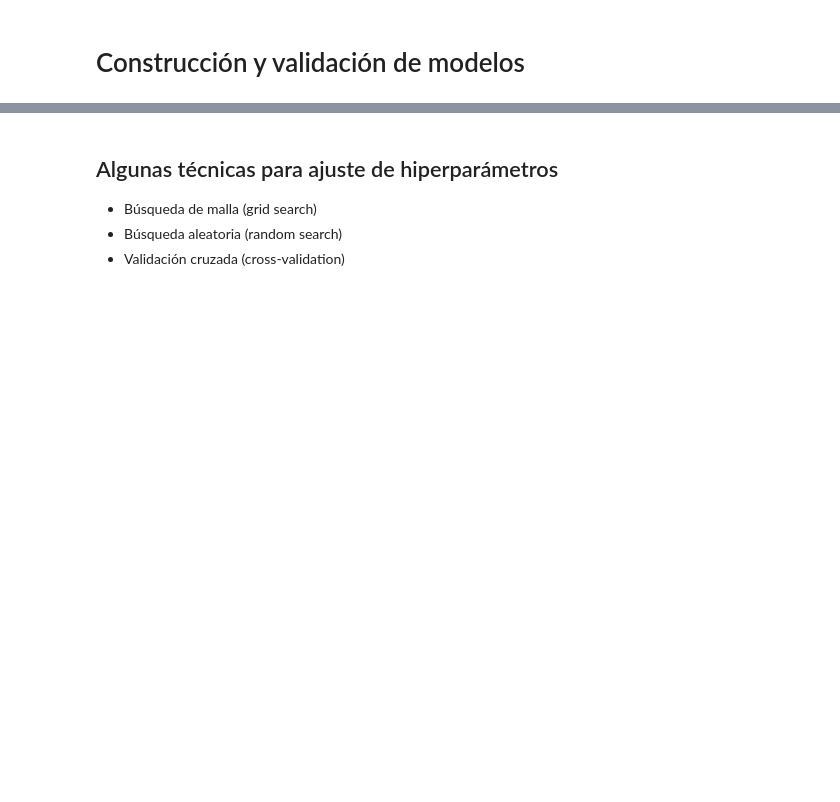
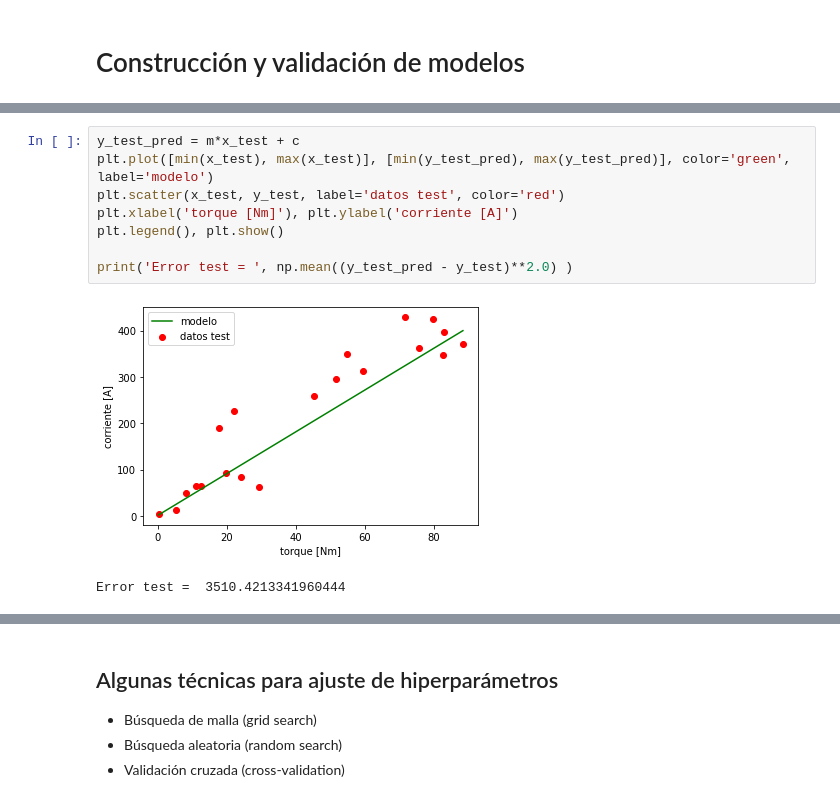
Before and after one commit to fleaman-udec/aprendizaje-automatico, a Jupyter notebook: AAIM-M1b-Construccion-Modelos.ipynb, the cells around one changed output, grey strips where cells are left out. Drawn from its saved outputs; the diff is of its cells as text; blank space fills up the shorter version.

```diff
--- a/AAIM-M1b-Construccion-Modelos.ipynb
+++ b/AAIM-M1b-Construccion-Modelos.ipynb
@@ -170,3 +220,14 @@ Enfoque correcto, pero incompleto ya que no hay una etapa de ajuste de hiperpar
+# %%
+y_test_pred = m*x_test + c
+plt.plot([min(x_test), max(x_test)], [min(y_test_pred), max(y_test_pred)], color='green', label='modelo')
+plt.scatter(x_test, y_test, label='datos test', color='red')
+plt.xlabel('torque [Nm]'), plt.ylabel('corriente [A]')
+plt.legend(), plt.show()
+
+print('Error test = ', np.mean((y_test_pred - y_test)**2.0) )
+# %% [output]
+[figure, added]
+Error test =  3510.4213341960444
 # %% [markdown]
 ## Enfoque correcto
 Procedimiento completo para entrenamiento, evaluación y ajuste de hiperparámetros (validación)
```
Also changed, not shown: parts of 5 cells of this notebook, 1 other file.
